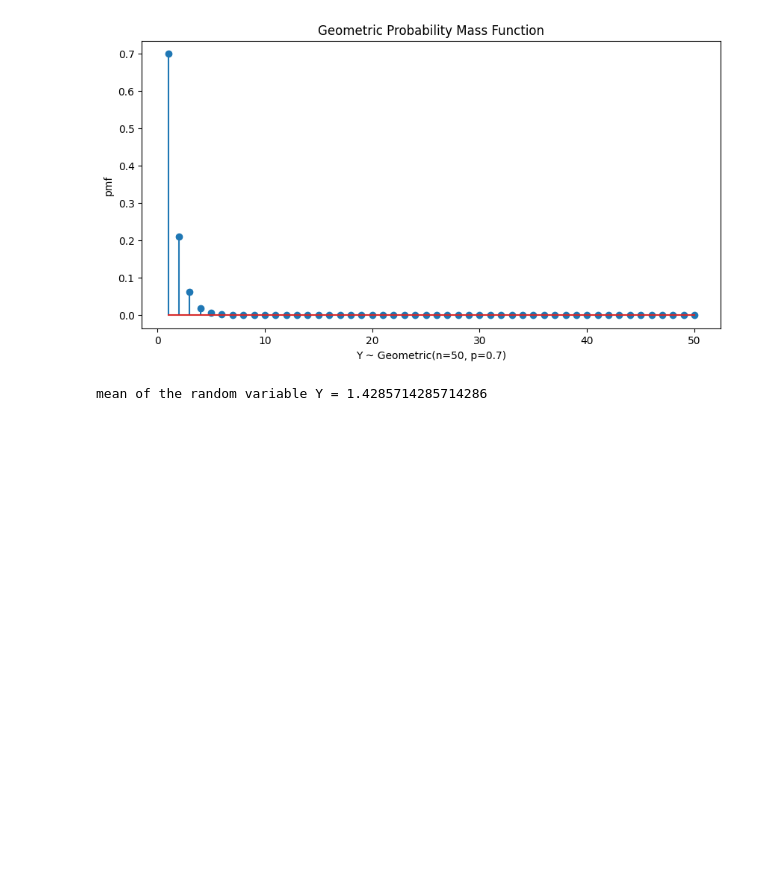
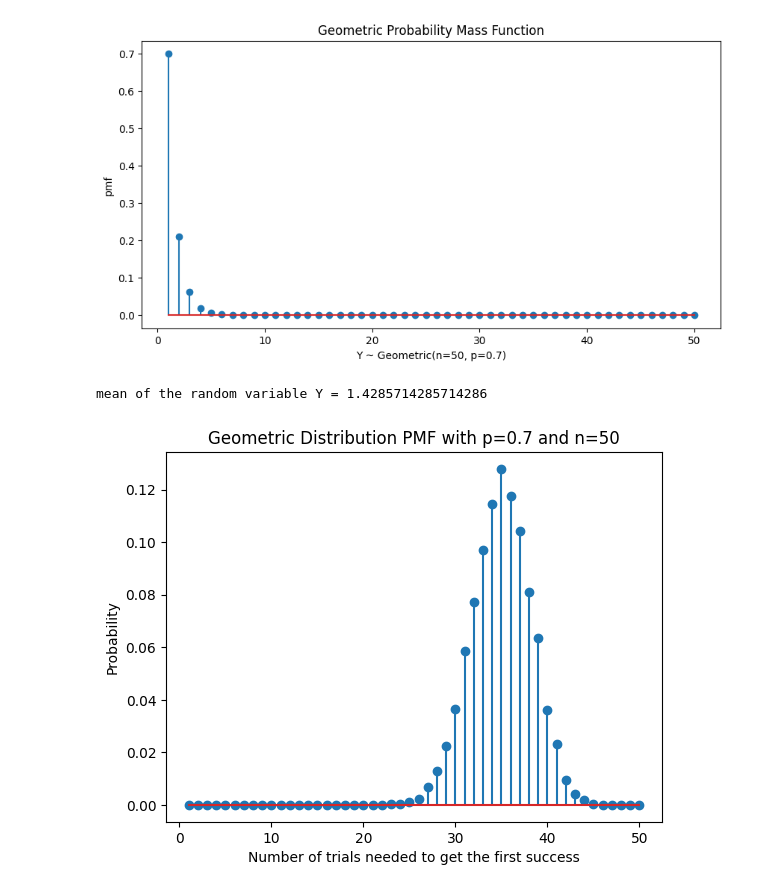
Before and after one commit to arsham-aazami/probability_homework-3, a Jupyter notebook: main.ipynb, the cells around one changed output. Cells and saved outputs as stored; diff of their text form; code cells hidden in the pictures; blank space fills up the shorter version.

```diff
--- a/main.ipynb
+++ b/main.ipynb
@@ -60,3 +70,31 @@ calculate_geometric_pmf_and_mean(50, 0.7)
 # %% [output]
 [figure]
 mean of the random variable Y = 1.4285714285714286
+# %%
+import random
+import matplotlib.pyplot as plt
+
+def geometric_distribution(p, n):
+    """Simulates the geometric distribution using relative frequency."""
+    count = 0
+    for i in range(n):
+        if random.random() < p:
+            count += 1
+    return count
+
+# Example usage
+p = 0.7
+n = 50
+results = [geometric_distribution(p, n) for _ in range(10000)]
+relative_frequency = sum(results) / (n * len(results))
+
+# Plot the PMF
+x = range(1, n + 1)
+pmf = [results.count(i) / len(results) for i in x]
+plt.stem(x, pmf, use_line_collection=True)
+plt.title(f"Geometric Distribution PMF with p={p} and n={n}")
+plt.xlabel("Number of trials needed to get the first success")
+plt.ylabel("Probability")
+plt.show()
+# %% [output]
+[figure, added]
```
Also changed, not shown: parts of 1 cell of this notebook.
